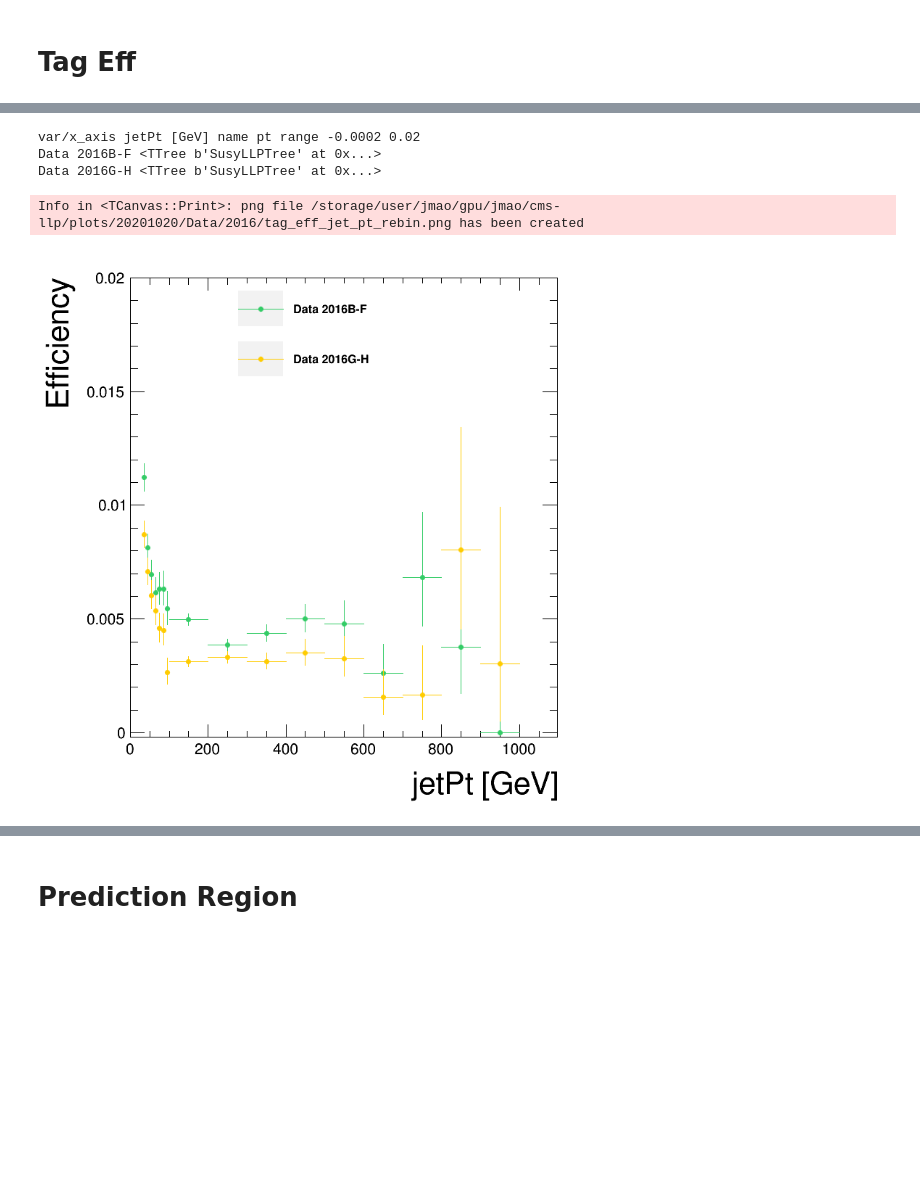
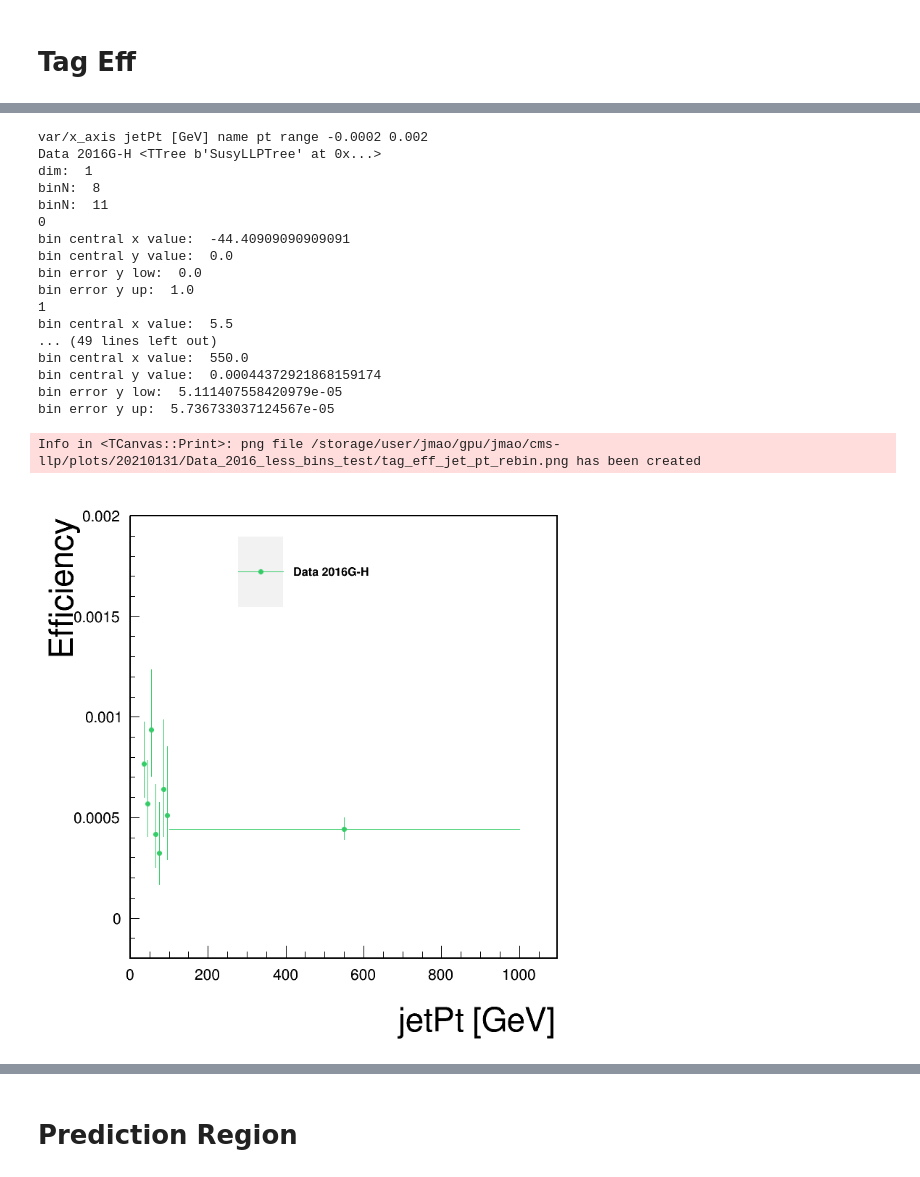
Before and after one commit to cms-lpc-llp/susy_llp_analyzer, a Jupyter notebook: plot_scripts/DNN_BkgPrediction/Data-2016_DNN.ipynb, the cells around one changed output, grey strips where cells are left out. Cells and saved outputs as stored; diff of their text form; code cells hidden in the pictures; blank space fills up the shorter version.

```diff
--- a/plot_scripts/DNN_BkgPrediction/Data-2016_DNN.ipynb
+++ b/plot_scripts/DNN_BkgPrediction/Data-2016_DNN.ipynb
@@ -144,7 +139,8 @@ Tree ready
 # %% [markdown]
 # Tag Eff Measurement Region
 # %%
-trg_path=310
+trg_path=467
+# trg_path=310
 njet_cut=-1
 met_cut=200
 mdphi_cut=0.5
@@ -224,7 +220,8 @@ for k,v in tree.items():
     eta = v['jetEta'].array()
     e = v['jetE'].array()
     phi = v['jetPhi'].array()
-    dnn = v['jetDNNScore'].array()
+#     dnn = v['jetDNNScore'].array()
+    dnn = v['jetDNNScoreV3'].array()
 
     chef = v['jetChargedHadronEnergyFraction'].array()
     muef = v['jetMuonEnergyFraction'].array()
@@ -395,7 +388,8 @@ tmf_cut = 0.16
 dr_cut = 0.06
 chef_cut = 0.06
 
-dnn_cut = 0.90
+# dnn_cut = 0.90
+dnn_cut = 0.99
 
 nTags = {}
 nJets = {}
@@ -483,4 +477,8 @@ for k,v in tree.items():
             nTags[k][i] = 2
 
     print(np.unique(nTags[k]))
+
+    print(len(nTags[k][nTags[k]==0]))
+    print(len(nTags[k][nTags[k]==1]))
+    print(len(nTags[k][nTags[k]==2]))
 # %% [output]
@@ -582,7 +576,8 @@ for k,v in tree.items():
 
     #rebin
 #     x=array('d', [10*ix for ix in range(100)])
-    x=array('d', [1,10,20,30,40,50,60,70,80,90,100,200,300,400,500,600,700,800,900,1000])
+#     x=array('d', [1,10,20,30,40,50,60,70,80,90,100,200,300,400,500,600,700,800,900,1000])
+    x=array('d', [1,10,20,30,40,50,60,70,80,90,100,1000])
 #     x=array('d', [1,10,20,30,40,50,60,70,80,90,100])
 #     x=array('d', [1,100,200,300,400,500,600,700,800,900])
 
@@ -654,8 +638,8 @@ Warning in <TH1D::Rebin>: Bin edge 1 of rebinned histogram does not much any bin
 # %%
 variables = [
 
-#         ['jetPt [GeV]', pt_pEff, 'pt', -0.0002, 0.002],
-        ['jetPt [GeV]', pt_pEff, 'pt', -0.0002, 0.02],
+        ['jetPt [GeV]', pt_pEff, 'pt', -0.0002, 0.002],
+#         ['jetPt [GeV]', pt_pEff, 'pt', -0.0002, 0.02],
 #         ['jetEta', eta_pEff, 'eta', -0.0002, 0.01],
 #         ['jetPhi', phi_pEff, 'phi', -0.0002, 0.01],
 
@@ -700,46 +684,60 @@ for var in variables:
                 pEff[k].Draw("pezsame")
 
             rt.gPad.Update()
             #pEff[k].GetPaintedHistogram().GetXaxis().SetRangeUser(x[0],x[-1])
             pEff[k].GetPaintedGraph().SetMarkerStyle(8)
             pEff[k].GetPaintedGraph().SetMarkerSize(20)
             pEff[k].GetPaintedGraph().SetLineColor(color_list[i])
             pEff[k].GetPaintedGraph().SetMarkerColor(color_list[i])
             pEff[k].GetPaintedGraph().SetMinimum(var[3])
             pEff[k].GetPaintedGraph().SetMaximum(var[4])
             pEff[k].GetPaintedGraph().GetXaxis().SetLabelSize(0.03)
             pEff[k].GetPaintedGraph().GetYaxis().SetLabelSize(0.03)
 
 
-#             print('dim: ', pEff[k].GetDimension())
-#             print('binN: ', pEff[k].GetPaintedGraph().GetN())
-#             print('binN: ', pEff[k].GetPassedHistogram().GetNbinsX())
-#             for cnt in range(len(x)):
-#                 print(cnt)
-#                 print('bin central x value: ', pEff[k].GetPassedHistogram().GetBinCenter(cnt))
-#                 print('bin central y value: ', pEff[k].GetEfficiency(cnt))
-#                 print('bin error y low: ', pEff[k].GetEfficiencyErrorLow(cnt))
-#                 print('bin error y up: ', pEff[k].GetEfficiencyErrorUp(cnt))
+            print('dim: ', pEff[k].GetDimension())
+            print('binN: ', pEff[k].GetPaintedGraph().GetN())
+            print('binN: ', pEff[k].GetPassedHistogram().GetNbinsX())
+            for cnt in range(len(x)):
+                print(cnt)
+                print('bin central x value: ', pEff[k].GetPassedHistogram().GetBinCenter(cnt))
+                print('bin central y value: ', pEff[k].GetEfficiency(cnt))
+                print('bin error y low: ', pEff[k].GetEfficiencyErrorLow(cnt))
+                print('bin error y up: ', pEff[k].GetEfficiencyErrorUp(cnt))
 
             i += 1
 
 
 
             leg.AddEntry(pEff[k],k)
 
     leg.Draw()
 
     # c.SetLogy()
     c.SetRightMargin(0.1)
     c.Update()
     c.Draw()
     c.SaveAs(plotDir+outf)
 # %% [output]
-var/x_axis jetPt [GeV] name pt range -0.0002 0.02
-Data 2016B-F <TTree b'SusyLLPTree' at 0x...>
+var/x_axis jetPt [GeV] name pt range -0.0002 0.002
 Data 2016G-H <TTree b'SusyLLPTree' at 0x...>
+dim:  1
+binN:  8
+binN:  11
+0
+bin central x value:  -44.40909090909091
+bin central y value:  0.0
+bin error y low:  0.0
+bin error y up:  1.0
+1
+bin central x value:  5.5
+... (49 lines left out)
+bin central x value:  550.0
+bin central y value:  0.00044372921868159174
+bin error y low:  5.111407558420979e-05
+bin error y up:  5.736733037124567e-05
-Info in <TCanvas::Print>: png file /storage/user/jmao/gpu/jmao/cms-llp/plots/20201020/Data/2016/tag_eff_jet_pt_rebin.png has been created
+Info in <TCanvas::Print>: png file /storage/user/jmao/gpu/jmao/cms-llp/plots/20210131/Data_2016_less_bins_test/tag_eff_jet_pt_rebin.png has been created
-[figure, old version]
+[figure, new version]
 # %%
 
 
```
Also changed, not shown: parts of 14 cells of this notebook, 9 other files.
